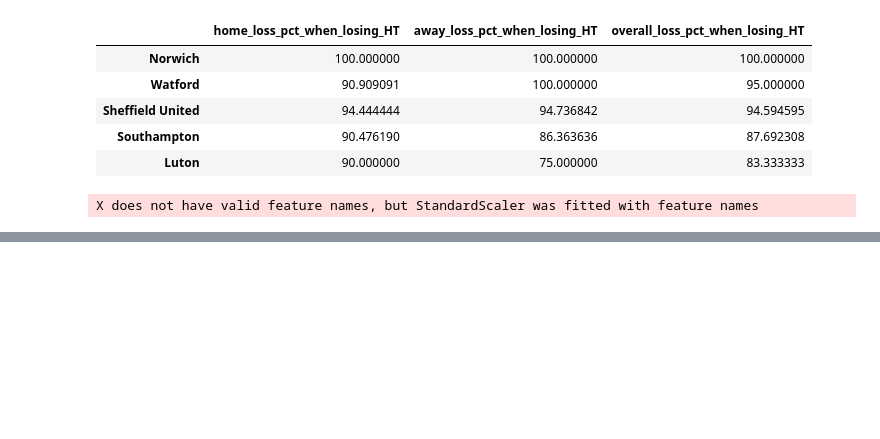
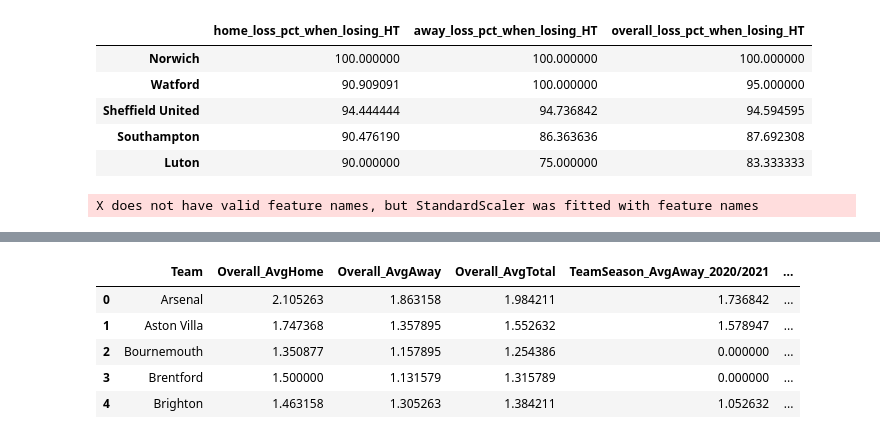
Before and after one commit to SimonteBiesebeek/FinalProject, a Jupyter notebook: JupyterPremierLeague.ipynb, the cells around one changed output, grey strips where cells are left out. Saved outputs shown, nothing was run; the diff lists cells and outputs as text; code cells hidden in the pictures; blank space fills up the shorter version.

```diff
--- a/JupyterPremierLeague.ipynb
+++ b/JupyterPremierLeague.ipynb
@@ -652,0 +703,3 @@ X does not have valid feature names, but StandardScaler was fitted with feature
+# %%
+merged_premier = merged_premier.merge(avg_homepoints.rename('AvgHomePoints'), left_on='HomeTeam', right_index=True)
+merged_premier = merged_premier.merge(avg_awaypoints.rename('AvgAwayPoints'), left_on='AwayTeam', right_index=True)
@@ -652,0 +785,12 @@ X does not have valid feature names, but StandardScaler was fitted with feature
+# %%
+final_table = pd.merge(overall, team_season_wide, on='Team', how='left')
+final_table = final_table.sort_values('Team').reset_index(drop=True)
+final_table.fillna(0, inplace=True)
+final_table.head()
+# %% [output]
+|  | Team | Overall_AvgHome | Overall_AvgAway | Overall_AvgTotal | TeamSeason_AvgAway_2020/2021 | ... |
+| 0 | Arsenal | 2.105263 | 1.863158 | 1.984211 | 1.736842 | ... |
+| 1 | Aston Villa | 1.747368 | 1.357895 | 1.552632 | 1.578947 | ... |
+| 2 | Bournemouth | 1.350877 | 1.157895 | 1.254386 | 0.000000 | ... |
+| 3 | Brentford | 1.500000 | 1.131579 | 1.315789 | 0.000000 | ... |
+| 4 | Brighton | 1.463158 | 1.305263 | 1.384211 | 1.052632 | ... |
```
Also changed, not shown: parts of 16 cells of this notebook, 3 other files.
